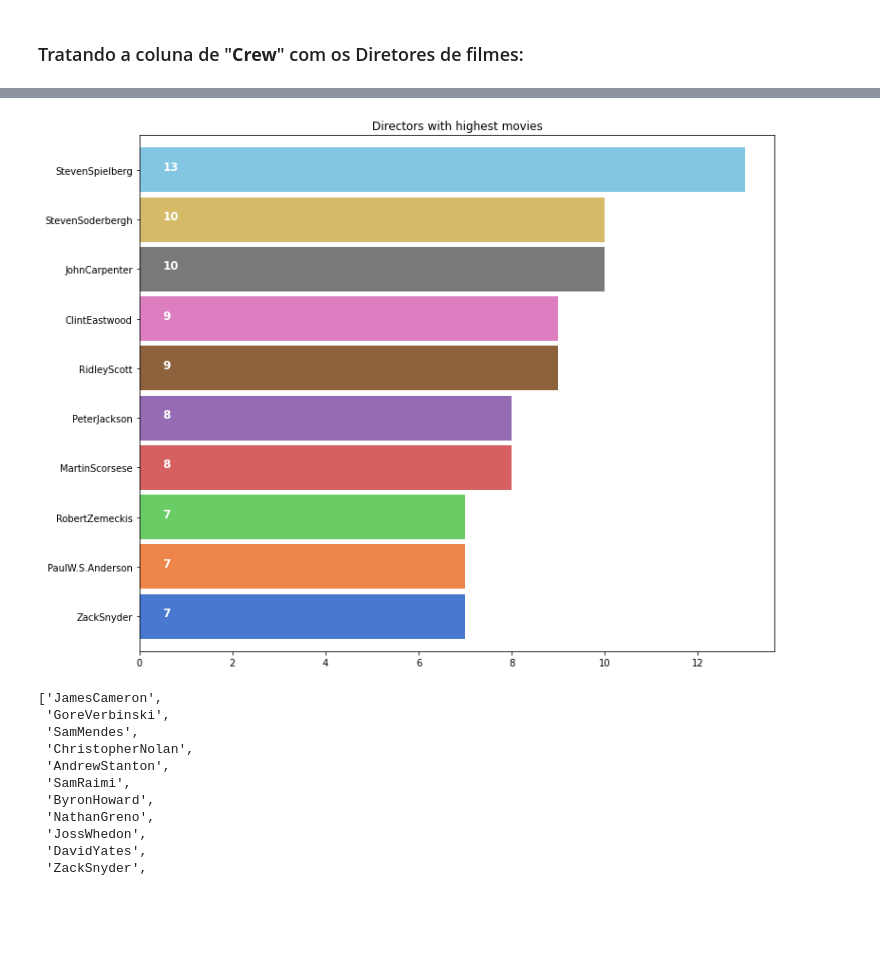
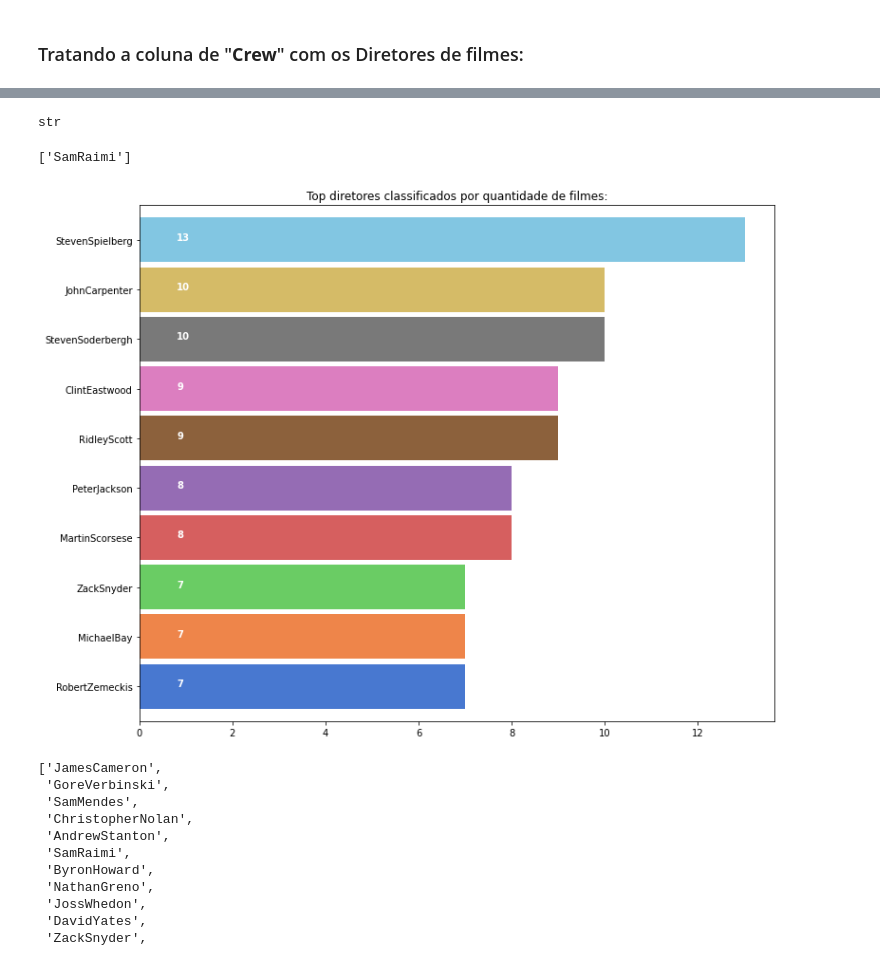
Before and after one commit to mthonorio/IA, a Jupyter notebook: prova_1/IA_Prova_1.ipynb, the cells around one changed output, grey strips where cells are left out. Saved outputs shown, nothing was run; the diff lists cells and outputs as text; code cells hidden in the pictures; blank space fills up the shorter version.

```diff
--- a/prova_1/IA_Prova_1.ipynb
+++ b/prova_1/IA_Prova_1.ipynb
@@ -369,5 +328,7 @@ print(movies['cast_bin'][3])
 # %% [markdown]
 ### Tratando a coluna de "**Crew**" com os Diretores de filmes:
 # %%
+# Transformando a coluna de string para lista para os filmes que tiverem mais de um diretor serem quantificados
 movies['crew'] = movies['crew'].astype(str).str.strip('[]').str.replace(' ','').str.replace("'",'')
-movies['crew'][1]
+movies['crew'] = movies['crew'].astype(str).str.split(',')
+movies['crew'][:7]
@@ -374,20 +344,23 @@ movies['crew'][1]
+# %%
+type(movies['crew'][0][0])
+# %% [output]
+str
+# %%
+movies['crew'][5]
+# %% [output]
+['SamRaimi']
 # %%
-def xstr(s):
-    if s is None:
-        return ''
-    return str(s)
-
-movies['crew'] = movies['crew'].apply(xstr)
-
 plt.subplots(figsize=(12,10))
-ax = movies[movies['crew']!=''].crew.value_counts()[:10].sort_values(ascending=True).plot.barh(width=0.9,color=sns.color_palette('muted',40))
-
-for i, v in enumerate(movies[movies['crew']!=''].crew.value_counts()[:10].sort_values(ascending=True).values):
-    ax.text(.5, i, v,fontsize=12,color='white',weight='bold')
-plt.title('Directors with highest movies')
+list1=[]
+for i in movies['crew']:
+    list1.extend(i)
+ax=pd.Series(list1).value_counts()[:10].sort_values(ascending=True).plot.barh(width=0.9,color=sns.color_palette('muted',40))
+for i, v in enumerate(pd.Series(list1).value_counts()[:10].sort_values(ascending=True).values):
+    ax.text(.8, i, v,fontsize=10,color='white',weight='bold')
+plt.title('Top diretores classificados por quantidade de filmes:')
 plt.show()
 # %% [output]
-[figure, old version]
+[figure, new version]
 # %%
 directorList = []
 for index, row in movies.iterrows():
```
Also changed, not shown: parts of 37 cells of this notebook.
